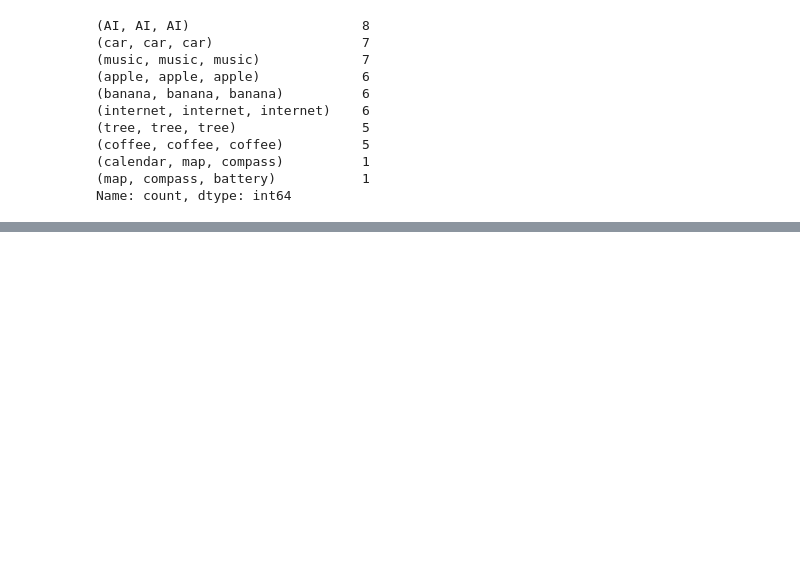
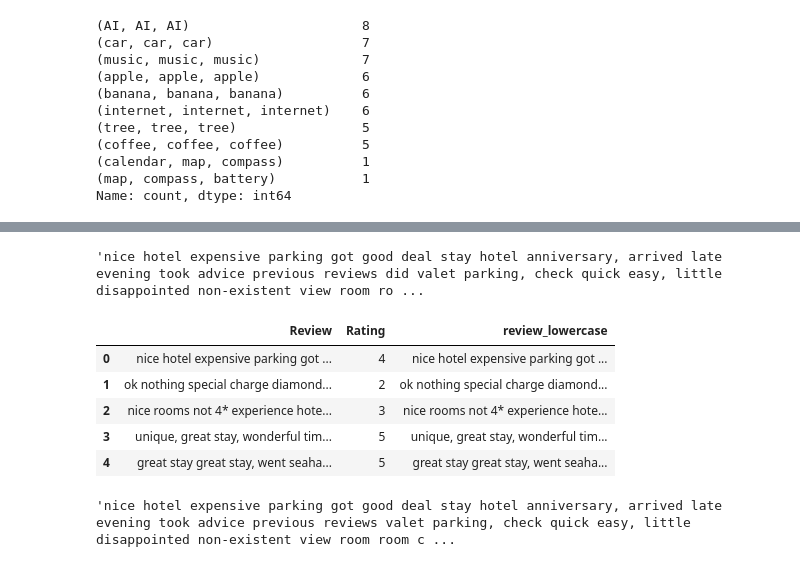
Before and after one commit to si30boy/Nlp-Learning, a Jupyter notebook: NlpLearning.ipynb, the cells around one changed output, grey strips where cells are left out. Drawn from its saved outputs; the diff is of its cells as text; code cells hidden in the pictures; blank space fills up the shorter version.

Commit message:
Practical Task Add Data

```diff
--- a/NlpLearning.ipynb
+++ b/NlpLearning.ipynb
@@ -336,0 +344,2 @@ Name: count, dtype: int64
+# %%
+data = pd.read_csv("tripadvisor_hotel_reviews.csv")
@@ -336,0 +367,15 @@ Name: count, dtype: int64
+# %%
+data['Review'][0]
+# %% [output]
+'nice hotel expensive parking got good deal stay hotel anniversary, arrived late evening took advice previous reviews did valet parking, check quick easy, little disappointed non-existent view room ro ...
+# %%
+data['review_lowercase'] = data['Review'].str.lower()
+# %%
+data.head()
+# %% [output]
+|  | Review | Rating | review_lowercase |
+| 0 | nice hotel expensive parking got ... | 4 | nice hotel expensive parking got ... |
+| 1 | ok nothing special charge diamond... | 2 | ok nothing special charge diamond... |
+| 2 | nice rooms not 4* experience hote... | 3 | nice rooms not 4* experience hote... |
+| 3 | unique, great stay, wonderful tim... | 5 | unique, great stay, wonderful tim... |
+| 4 | great stay great stay, went seaha... | 5 | great stay great stay, went seaha... |
@@ -336,0 +388,4 @@ Name: count, dtype: int64
+# %%
+data['review_no_stopwords'][0]
+# %% [output]
+'nice hotel expensive parking got good deal stay hotel anniversary, arrived late evening took advice previous reviews valet parking, check quick easy, little disappointed non-existent view room room c ...
```
Also changed, not shown: parts of 6 cells of this notebook, 1 other file.
